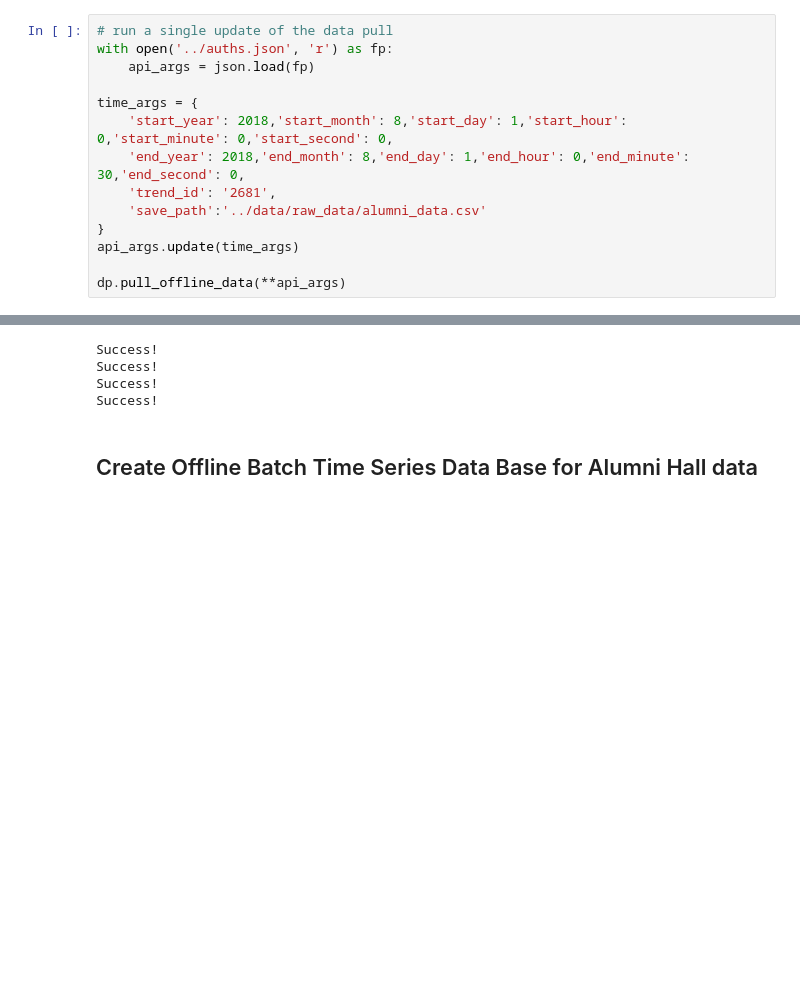
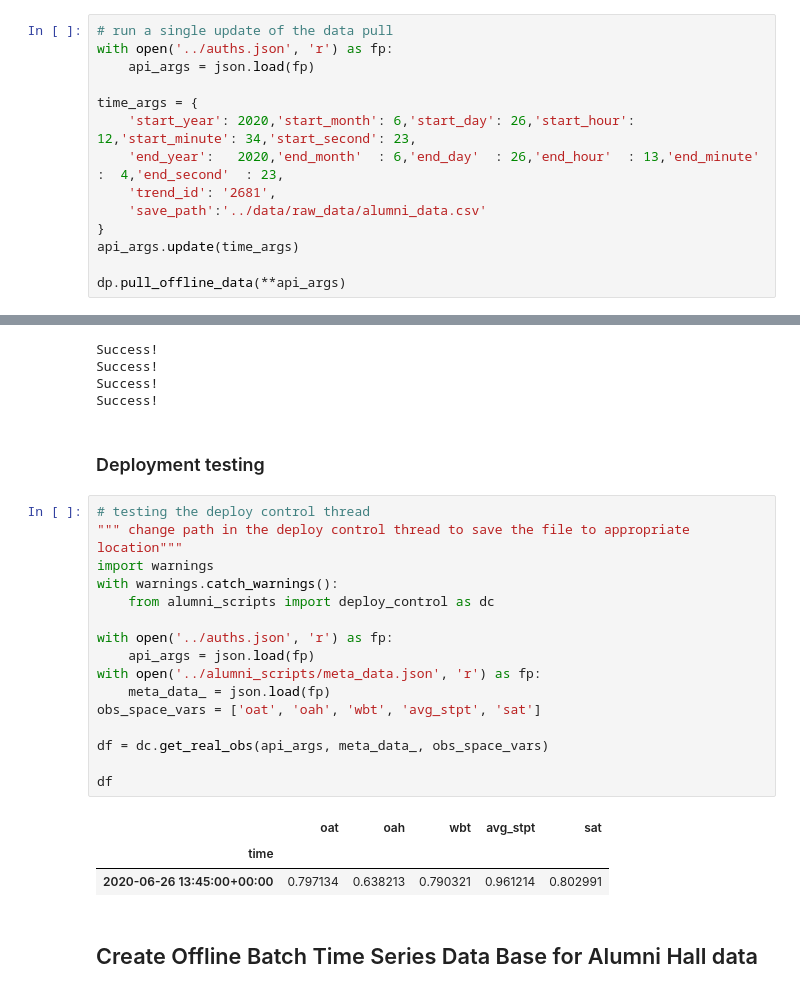
Before and after one commit to AvisekNaug/ah_deployment, a Jupyter notebook: notebooks/Batch Data Processes and EDA.ipynb, the cells around one changed output, grey strips where cells are left out. Drawn from its saved outputs; the diff is of its cells as text; blank space fills up the shorter version.

Commit message:
added deployment testing

```diff
--- a/notebooks/Batch Data Processes and EDA.ipynb
+++ b/notebooks/Batch Data Processes and EDA.ipynb
@@ -17,8 +17,8 @@ with open('../auths.json', 'r') as fp:
     api_args = json.load(fp)
 
 time_args = {
-    'start_year': 2018,'start_month': 8,'start_day': 1,'start_hour': 0,'start_minute': 0,'start_second': 0,
-    'end_year': 2018,'end_month': 8,'end_day': 1,'end_hour': 0,'end_minute': 30,'end_second': 0,
+    'start_year': 2020,'start_month': 6,'start_day': 26,'start_hour': 12,'start_minute': 34,'start_second': 23,
+    'end_year':   2020,'end_month'  : 6,'end_day'  : 26,'end_hour'  : 13,'end_minute'  :  4,'end_second'  : 23,
     'trend_id': '2681',
     'save_path':'../data/raw_data/alumni_data.csv'
 }
@@ -64,6 +64,28 @@ Success!
 Success!
 Success!
 Success!
+# %% [markdown]
+### Deployment testing
+# %%
+# testing the deploy control thread
+""" change path in the deploy control thread to save the file to appropriate location"""
+import warnings
+with warnings.catch_warnings():
+    from alumni_scripts import deploy_control as dc
+
+with open('../auths.json', 'r') as fp:
+    api_args = json.load(fp)
+with open('../alumni_scripts/meta_data.json', 'r') as fp:
+    meta_data_ = json.load(fp)
+obs_space_vars = ['oat', 'oah', 'wbt', 'avg_stpt', 'sat']
+
+df = dc.get_real_obs(api_args, meta_data_, obs_space_vars)
+
+df
+# %% [output]
+|  | oat | oah | wbt | avg_stpt | sat |
+| time |  |  |  |  |  |
+| 2020-06-26 13:45:00+00:00 | 0.797134 | 0.638213 | 0.790321 | 0.961214 | 0.802991 |
 # %% [markdown]
 ## Create Offline Batch Time Series Data Base for Alumni Hall data
 # %%
```
